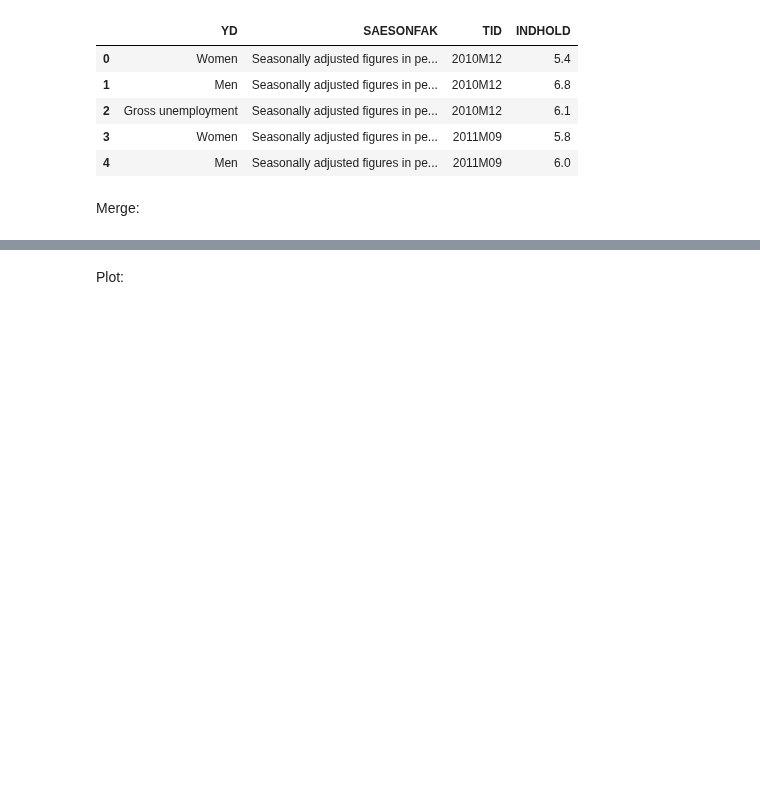
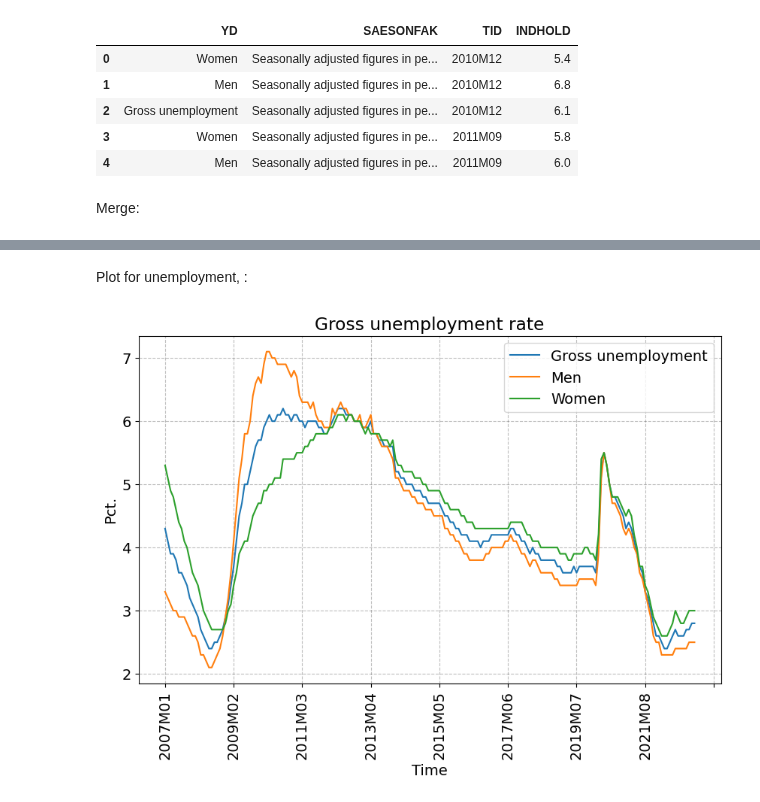
Before and after one commit to NumEconCopenhagen/projects-2023-noobs, a Jupyter notebook: dataproject/Beer.ipynb, the cells around one changed output, grey strips where cells are left out. Saved outputs shown, nothing was run; the diff lists cells and outputs as text; code cells hidden in the pictures; blank space fills up the shorter version.

```diff
--- a/dataproject/Beer.ipynb
+++ b/dataproject/Beer.ipynb
@@ -191,4 +191,31 @@ beer.head(5)
 | 3 | 02.1.3 Beer | Percentage change compared to sam... | 2007M02 | 3.6 | Women | Seasonally adjusted figures in pe... | 5.1 |
 | 4 | 02.1.3 Beer | Percentage change compared to sam... | 2007M02 | 3.6 | Men | Seasonally adjusted figures in pe... | 3.2 |
 # %% [markdown]
-Plot:
+Plot for unemployment, :
+# %%
+# Create a pivot table
+beer_y = beer.pivot_table(index='YD', columns='TID', values='INDHOLD_y')
+beer_x = beer.pivot_table(index='YD', columns='TID', values='INDHOLD_x')
+
+Unemployment = ["Gross unemployment", "Men", "Women"]  # Update the list with additional values
+
+fig = plt.figure(figsize=(10, 6))  # Set the plot size to 10 inches width and 6 inches height
+ax = fig.add_subplot(1,1,1)
+
+# Plot the curves separately for each value on the primary y-axis
+beer_y.loc[Unemployment[0]].plot(x='TID', y='INDHOLD_y', ax=ax, label=Unemployment[0])
+beer_y.loc[Unemployment[1]].plot(x='TID', y='INDHOLD_y', ax=ax, label=Unemployment[1])
+beer_y.loc[Unemployment[2]].plot(x='TID', y='INDHOLD_y', ax=ax, label=Unemployment[2])
+
+ax.legend(frameon=True)
+ax.set_ylabel('Pct.')
+ax.set_xlabel('Time')
+
+# Set x-axis labels to be written vertically
+ax.set_xticklabels(ax.get_xticklabels(), rotation='vertical')
+# Set the title of the plot
+ax.set_title('Gross unemployment rate')
+
+plt.show()  # Display the plot
+# %% [output]
+[figure, added]
```
Also changed, not shown: parts of 2 cells of this notebook.
